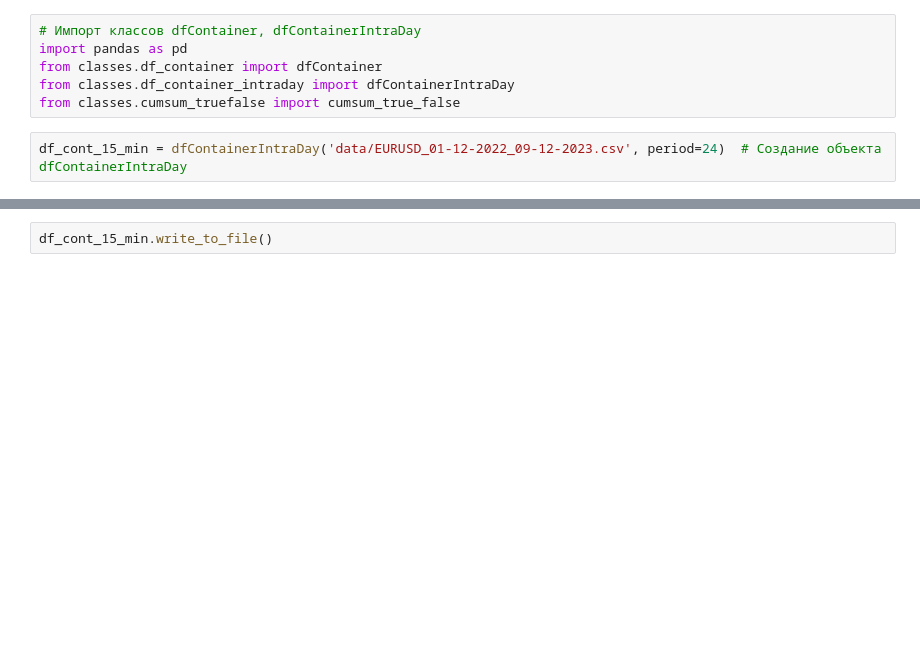
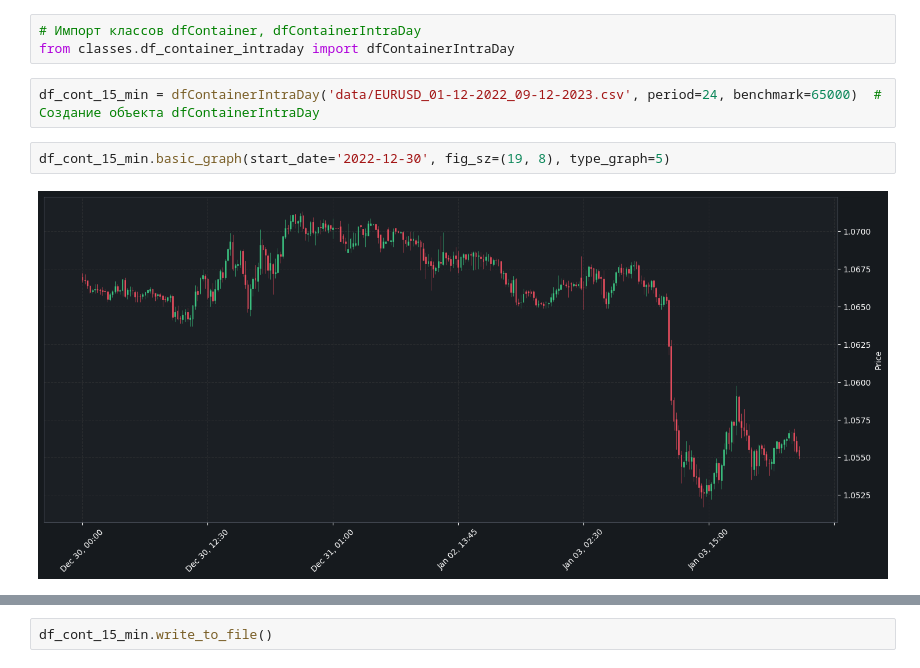
Before and after one commit to maratgaliulin/fin_math_project, a Jupyter notebook: practical_implementation/model/01.start.ipynb, the cells around one changed output, grey strips where cells are left out. Cells and saved outputs as stored; diff of their text form; blank space fills up the shorter version.

```diff
--- a/practical_implementation/model/01.start.ipynb
+++ b/practical_implementation/model/01.start.ipynb
@@ -1,8 +1,9 @@
 # %%
 # Импорт классов dfContainer, dfContainerIntraDay
-import pandas as pd
-from classes.df_container import dfContainer
 from classes.df_container_intraday import dfContainerIntraDay
-from classes.cumsum_truefalse import cumsum_true_false
 # %%
-df_cont_15_min = dfContainerIntraDay('data/EURUSD_01-12-2022_09-12-2023.csv', period=24)  # Создание объекта dfContainerIntraDay
+df_cont_15_min = dfContainerIntraDay('data/EURUSD_01-12-2022_09-12-2023.csv', period=24, benchmark=65000)  # Создание объекта dfContainerIntraDay
+# %%
+df_cont_15_min.basic_graph(start_date='2022-12-30', fig_sz=(19, 8), type_graph=5)
+# %% [output]
+[figure, added]
```
Also changed, not shown: parts of 52 cells of this notebook, 17 other files.
